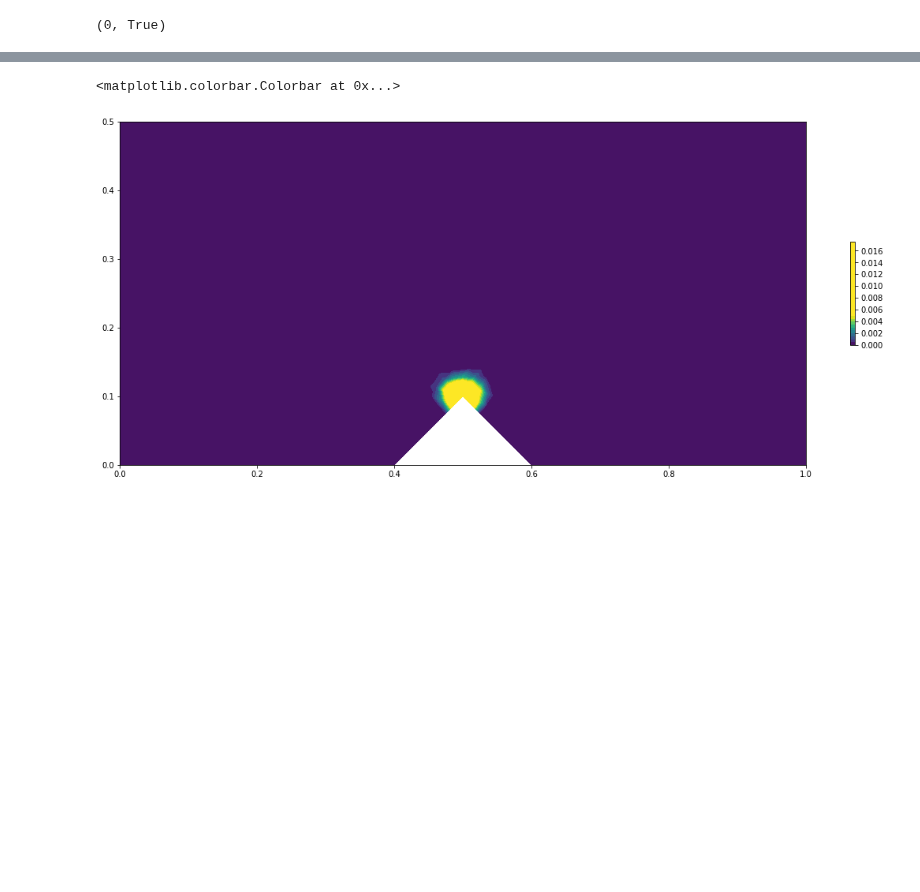
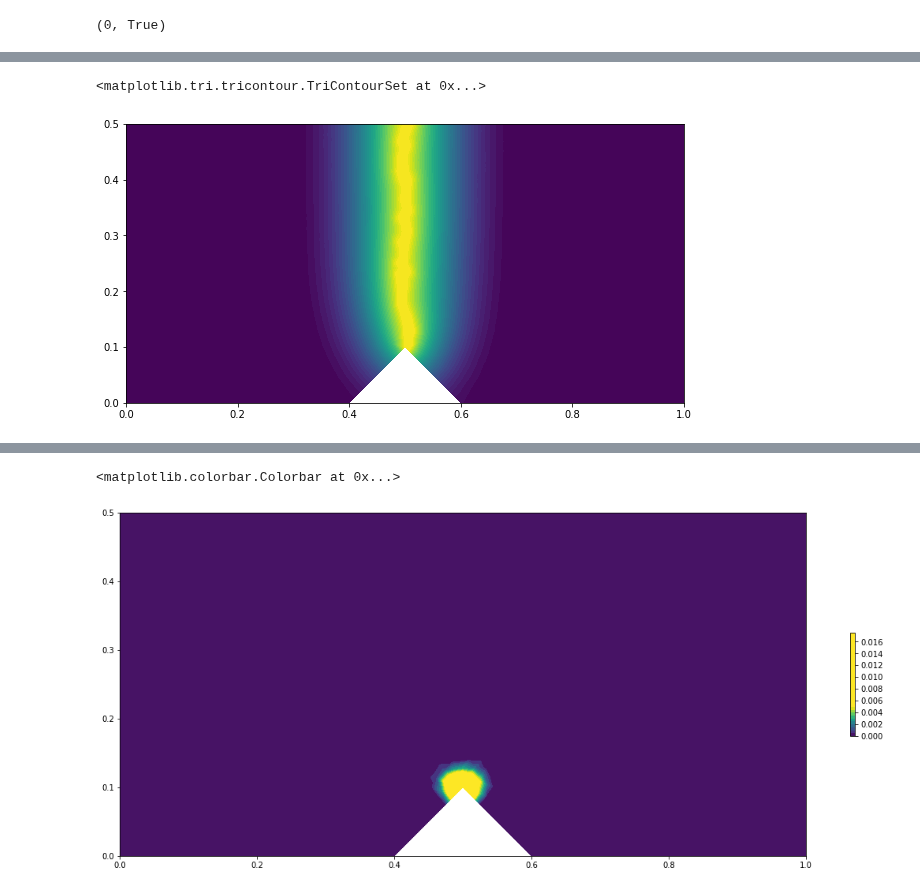
Before and after one commit to kumiori/irrevolutions, a Jupyter notebook: test_ayoub.ipynb, the cells around one changed output, grey strips where cells are left out. Cells and saved outputs as stored; diff of their text form; code cells hidden in the pictures; blank space fills up the shorter version.

```diff
--- a/test_ayoub.ipynb
+++ b/test_ayoub.ipynb
@@ -291,0 +370,6 @@ ds = Measure("ds",subdomain_data=boundaries) # top: ds(1), bottom: ds(2), right
+# %%
+plt.figure(figsize=(10, 8))
+plot(alpha)
+# %% [output]
+<matplotlib.tri.tricontour.TriContourSet at 0x...>
+[figure, added]
```
Also changed, not shown: parts of 21 cells of this notebook.
